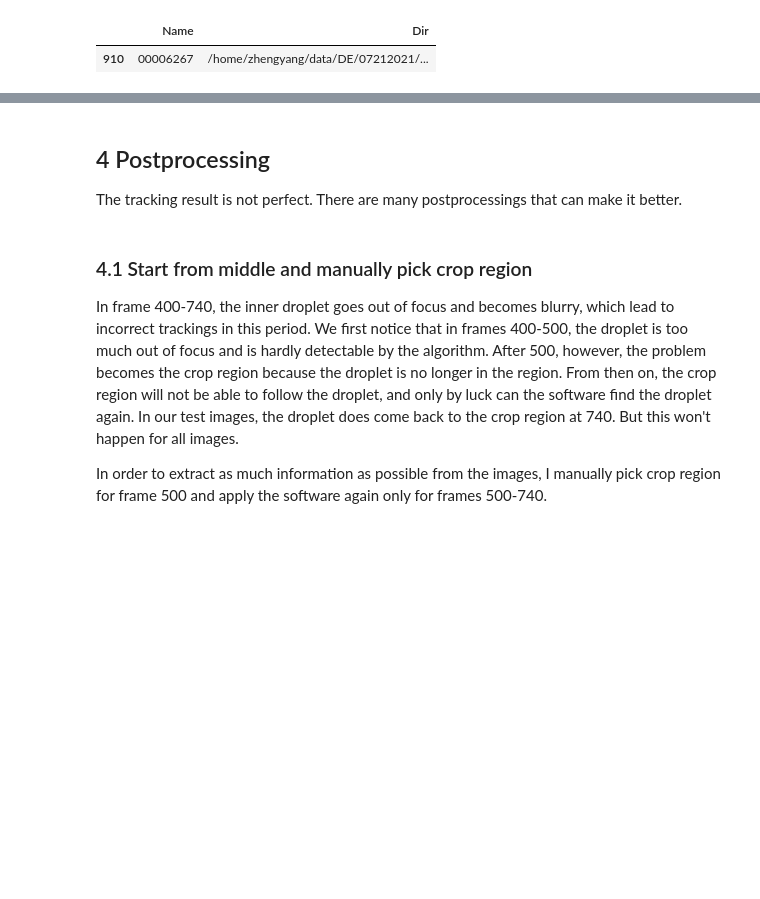
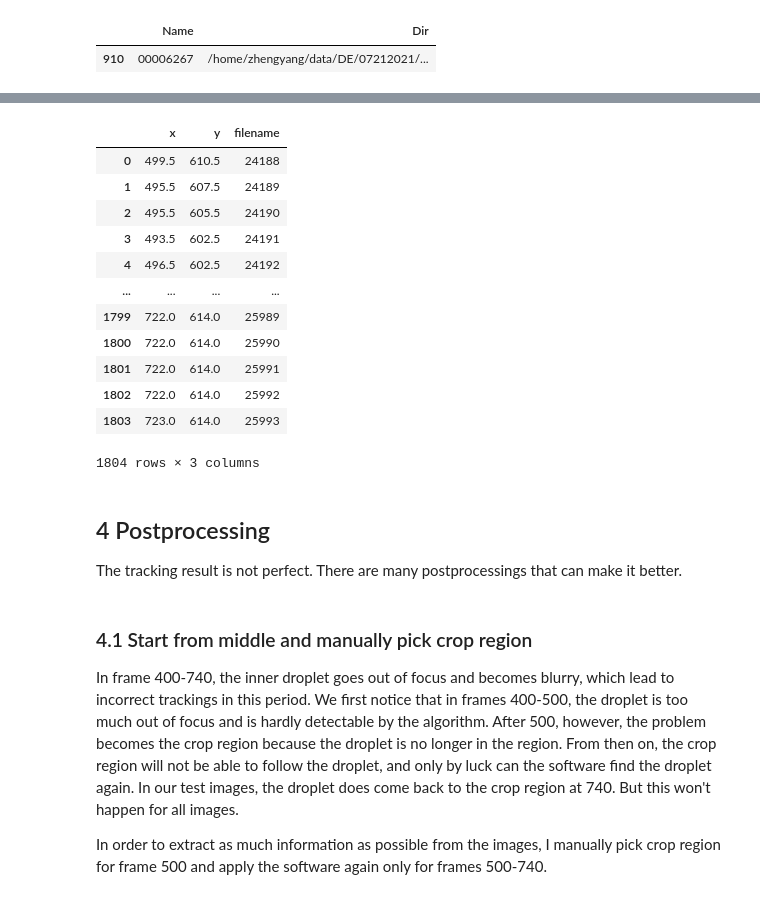
Before and after one commit to ZLoverty/DE, a Jupyter notebook: Code/Circle-detection/crop-HoughCircles-Copy1.ipynb, the cells around one changed output, grey strips where cells are left out. Saved outputs shown, nothing was run; the diff lists cells and outputs as text; code cells hidden in the pictures; blank space fills up the shorter version.

```diff
--- a/Code/Circle-detection/crop-HoughCircles-Copy1.ipynb
+++ b/Code/Circle-detection/crop-HoughCircles-Copy1.ipynb
@@ -186,3 +194,19 @@ for num, i in data.iterrows():
+# %%
+data
+# %% [output]
+|  | x | y | filename |
+| 0 | 499.5 | 610.5 | 24188 |
+| 1 | 495.5 | 607.5 | 24189 |
+| 2 | 495.5 | 605.5 | 24190 |
+| 3 | 493.5 | 602.5 | 24191 |
+| 4 | 496.5 | 602.5 | 24192 |
+| ... | ... | ... | ... |
+| 1799 | 722.0 | 614.0 | 25989 |
+| 1800 | 722.0 | 614.0 | 25990 |
+| 1801 | 722.0 | 614.0 | 25991 |
+| 1802 | 722.0 | 614.0 | 25992 |
+| 1803 | 723.0 | 614.0 | 25993 |
+1804 rows × 3 columns
 # %% [markdown]
 ## 4 Postprocessing
 
```
Also changed, not shown: parts of 7 cells of this notebook, 2 other files.
